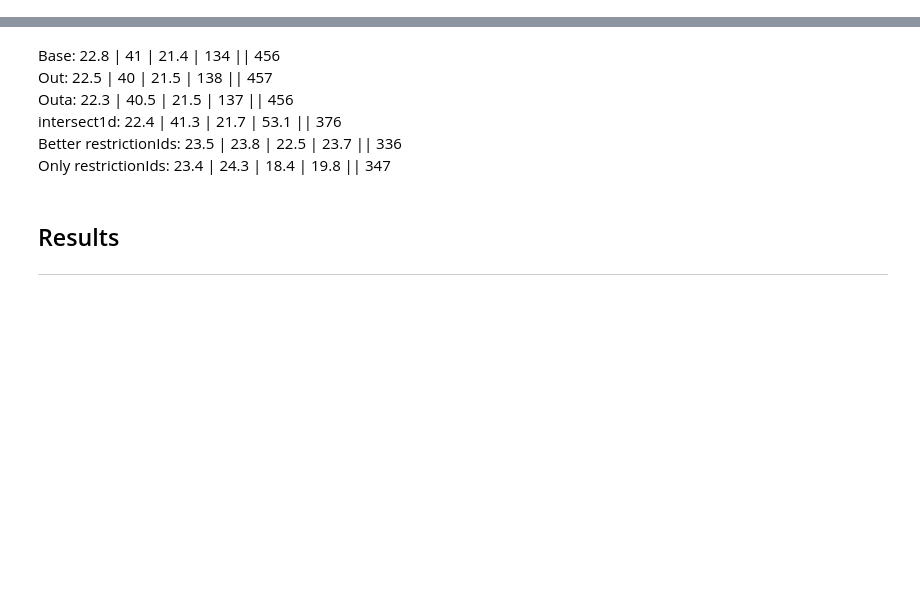
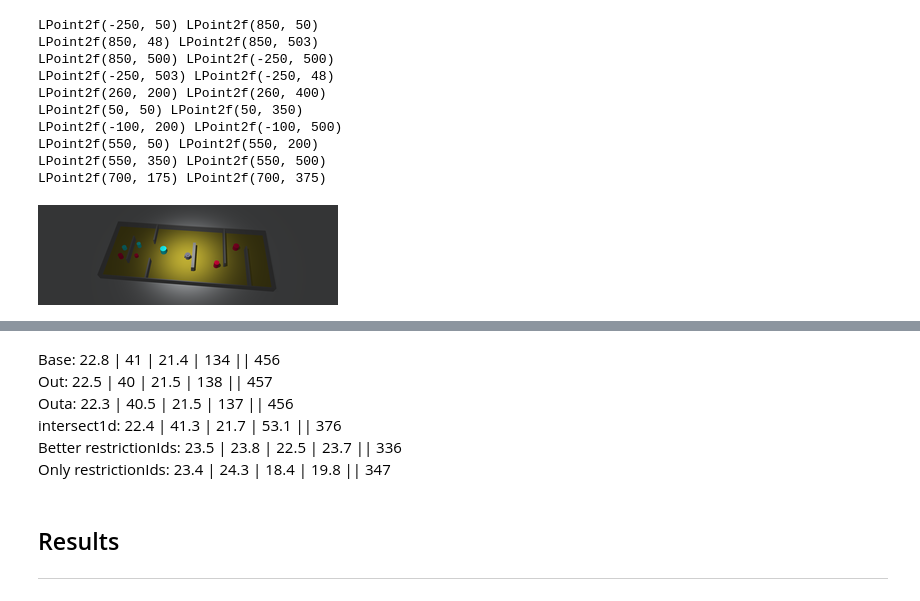
Before and after one commit to Pikalchemist/cdl, a Jupyter notebook: examples/chime.ipynb, the cells around one changed output, grey strips where cells are left out. Saved outputs shown, nothing was run; the diff lists cells and outputs as text; code cells hidden in the pictures; blank space fills up the shorter version.

```diff
--- a/examples/chime.ipynb
+++ b/examples/chime.ipynb
@@ -10,7 +12,7 @@ sys.executable
 from dinos.environments.playground import PlaygroundEnvironment
 import dinos.environments.playground.scenes as playgroundScenes
 # env = PlaygroundEnvironment(playgroundScenes.RoomWithWallsScene)
-env = PlaygroundEnvironment(playgroundScenes.CylinderWallsScene)
+env = PlaygroundEnvironment(playgroundScenes.MultiCylindersWallsScene)
 
 from cdl.agents.learners.curiosity.saggriac import SAGGLearner
 learner = SAGGLearner(env.world.findHost())
@@ -36,0 +67,14 @@ mObject = InterestModel(learner.dataset, learner.propertySpace('Agent.position')
+# %%
+env.engine.graphicalEngines[1].image()
+# %% [output]
+LPoint2f(-250, 50) LPoint2f(850, 50)
+LPoint2f(850, 48) LPoint2f(850, 503)
+LPoint2f(850, 500) LPoint2f(-250, 500)
+LPoint2f(-250, 503) LPoint2f(-250, 48)
+LPoint2f(260, 200) LPoint2f(260, 400)
+LPoint2f(50, 50) LPoint2f(50, 350)
+LPoint2f(-100, 200) LPoint2f(-100, 500)
+LPoint2f(550, 50) LPoint2f(550, 200)
+LPoint2f(550, 350) LPoint2f(550, 500)
+LPoint2f(700, 175) LPoint2f(700, 375)
+[figure, added]
```
Also changed, not shown: parts of 7 cells of this notebook, 9 other files.
